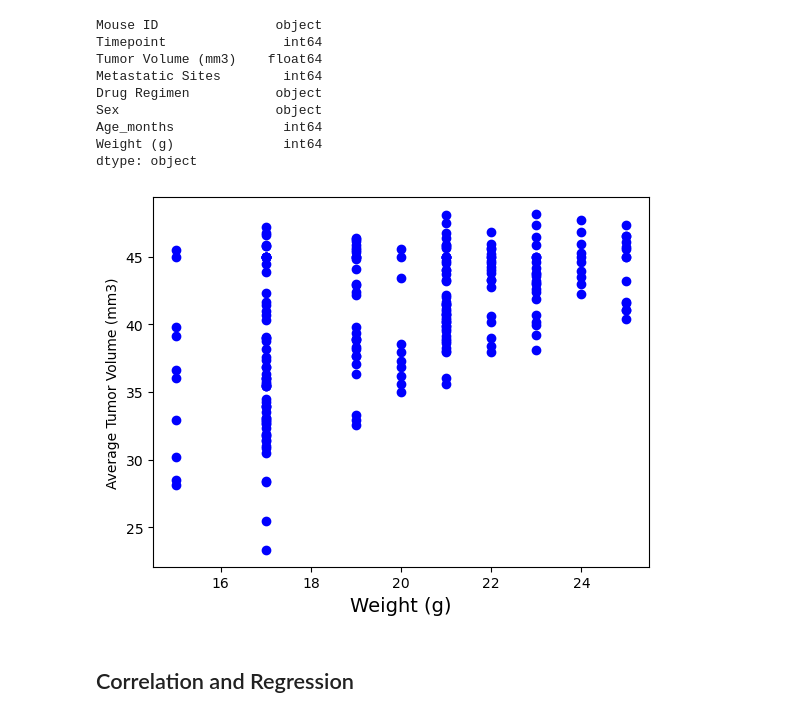
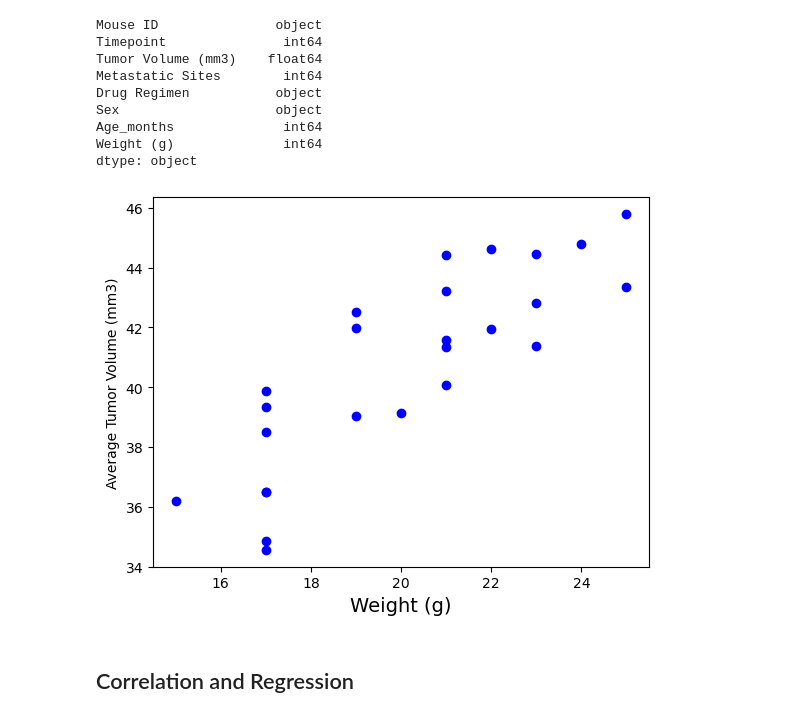
Before and after one commit to jeremykmorris/matplotlib-challenge, a Jupyter notebook: pymaceuticals_starter.ipynb, the cells around one changed output. Saved outputs shown, nothing was run; the diff lists cells and outputs as text; code cells hidden in the pictures.

```diff
--- a/pymaceuticals_starter.ipynb
+++ b/pymaceuticals_starter.ipynb
@@ -363,15 +360,16 @@ Weight (g)              int64
 dtype: object
 # %%
 # Generate a scatter plot of mouse weight vs. the average observed tumor volume for the entire Capomulin regimen
-fig, ax = plt.subplots()
+capomulin_table = clean_df.loc[clean_df['Drug Regimen'] == "Capomulin"]
+Capomulin_average = capomulin_table.groupby(['Mouse ID'])[['Weight (g)', 'Tumor Volume (mm3)']].mean()
 # mean_capomulin_vol = Capomulin_df.groupby(['Mouse ID']).mean()
 
-plt.scatter(Capomulin_df["Weight (g)"], Capomulin_df["Tumor Volume (mm3)"], color="blue")
+plt.scatter(Capomulin_average["Weight (g)"], Capomulin_average["Tumor Volume (mm3)"], color="blue")
 plt.xlabel('Weight (g)',fontsize=14)
 plt.ylabel('Average Tumor Volume (mm3)')
 plt.show()
 # %% [output]
-[figure, old version]
+[figure, new version]
 # %% [markdown]
 ## Correlation and Regression
 # %%
```
Also changed, not shown: parts of 4 cells of this notebook.
